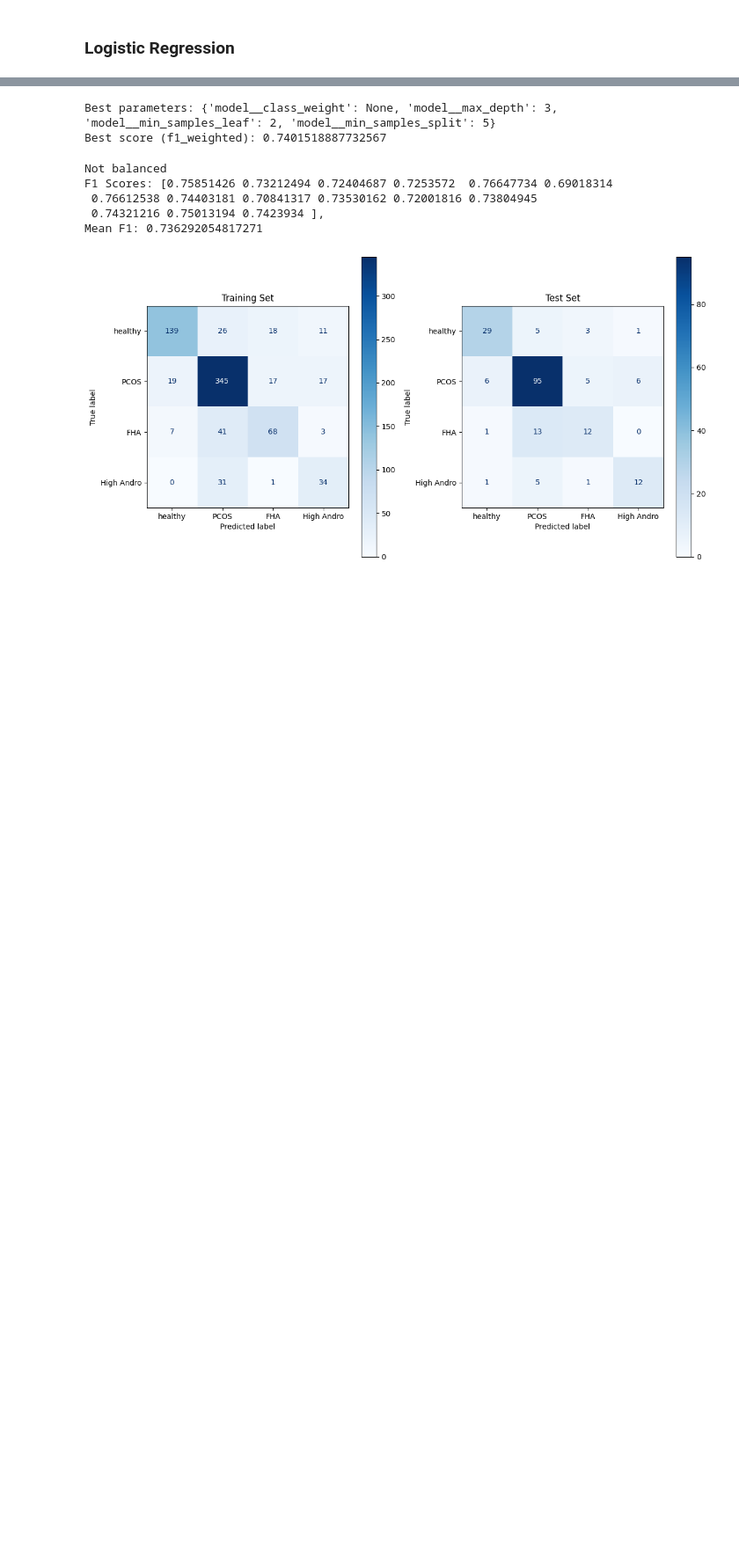
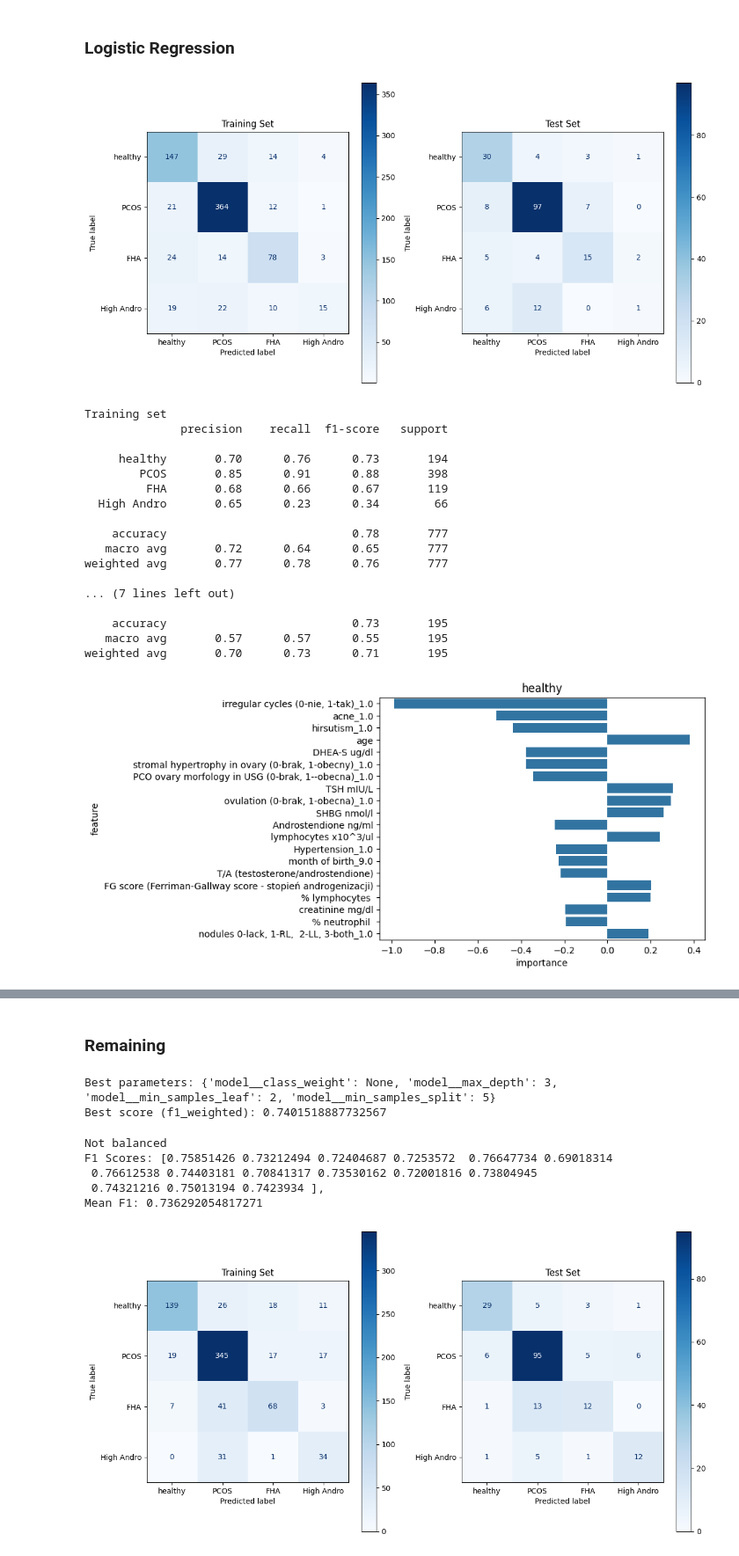
Before and after one commit to Karina-00/Master_project, a Jupyter notebook: pco_models.ipynb, the cells around one changed output, grey strips where cells are left out. Shown at 88% size. Drawn from its saved outputs; the diff is of its cells as text; code cells hidden in the pictures; blank space fills up the shorter version.

```diff
--- a/pco_models.ipynb
+++ b/pco_models.ipynb
@@ -458,2 +496,26 @@ weighted avg       0.69      0.67      0.66       195
 # %% [markdown]
 ### Logistic Regression
+# %%
+model_lr = LogisticRegression(C=0.1, multi_class='multinomial', max_iter=100000, n_jobs=-1)
+
+feature_importnces_lr, pipeline_tlr = validate_model(model_lr, PCO, X_train, y_train, X_test, y_test, continuous_preprocessor, categorical_preprocessor, get_feature_importance_logistic_regressison)
+# %% [output]
+[figure, added]
+Training set
+              precision    recall  f1-score   support
+
+     healthy       0.70      0.76      0.73       194
+        PCOS       0.85      0.91      0.88       398
+         FHA       0.68      0.66      0.67       119
+  High Andro       0.65      0.23      0.34        66
+
+    accuracy                           0.78       777
+   macro avg       0.72      0.64      0.65       777
+weighted avg       0.77      0.78      0.76       777
+
+... (7 lines left out)
+
+    accuracy                           0.73       195
+   macro avg       0.57      0.57      0.55       195
+weighted avg       0.70      0.73      0.71       195
+[figure, added]
@@ -460,3 +525,5 @@ weighted avg       0.69      0.67      0.66       195
+# %% [markdown]
+### Remaining
 # %%
 model = DecisionTreeClassifier()
 
```
Also changed, not shown: parts of 10 cells of this notebook, 4 other files.
